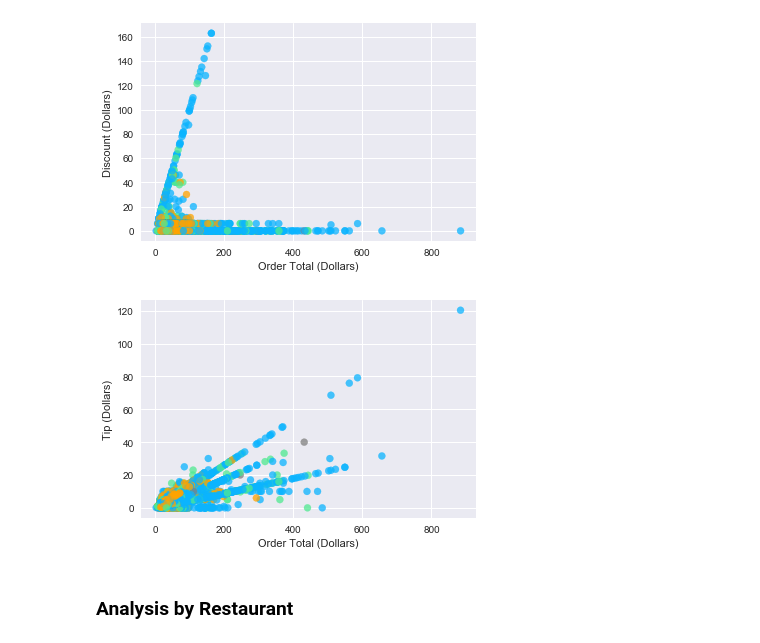
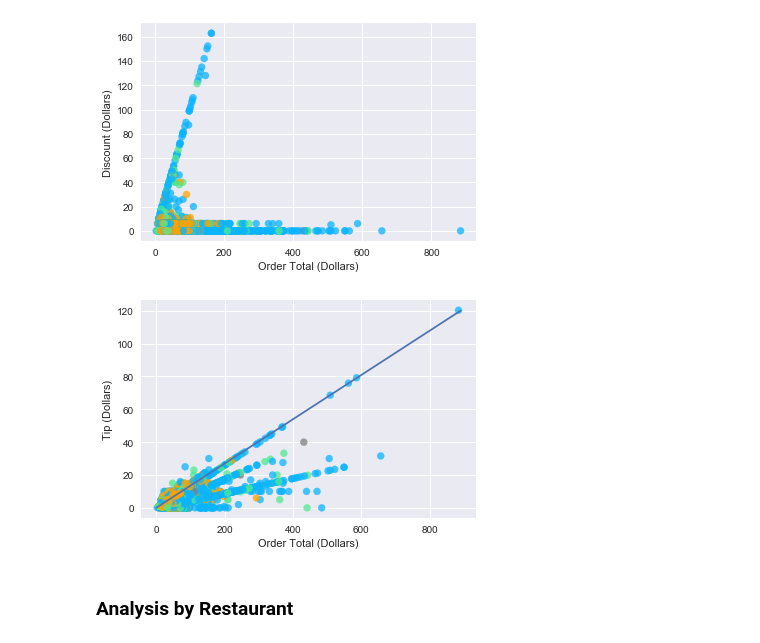
Before and after one commit to toestie/fooddelivery-dataset, a Jupyter notebook: notebooks/analysis.ipynb, the cells around one changed output. Saved outputs shown, nothing was run; the diff lists cells and outputs as text; code cells hidden in the pictures.

```diff
--- a/notebooks/analysis.ipynb
+++ b/notebooks/analysis.ipynb
@@ -268,12 +268,13 @@ plt.show()
 # %%
 fig, ax = plt.subplots()
 ax.scatter(df['Order_total'], df['Amount_of_tip'], c=df['Delivery_Region'].map(colors), alpha=0.75)
+plt.plot([0, 890], [0, 120])
 plt.xlabel("Order Total (Dollars)")
 plt.ylabel("Tip (Dollars)")
 plt.savefig("../artifacts/CostvsTip.png")
 plt.show()
 # %% [output]
-[figure, old version]
+[figure, new version]
 # %% [markdown]
 ### Analysis by Restaurant
 # %%
```
Also changed, not shown: parts of 2 cells of this notebook, 3 other files.
